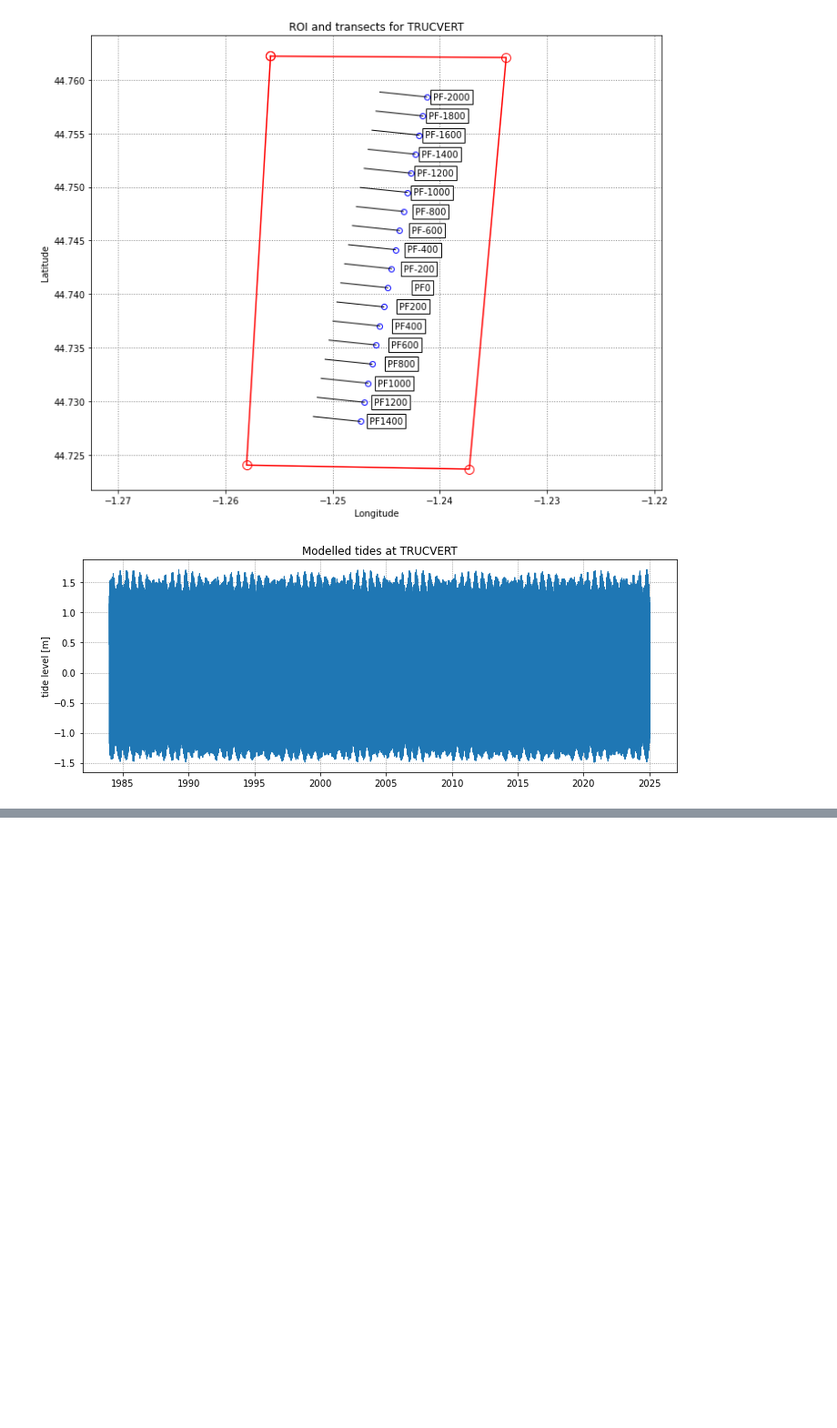
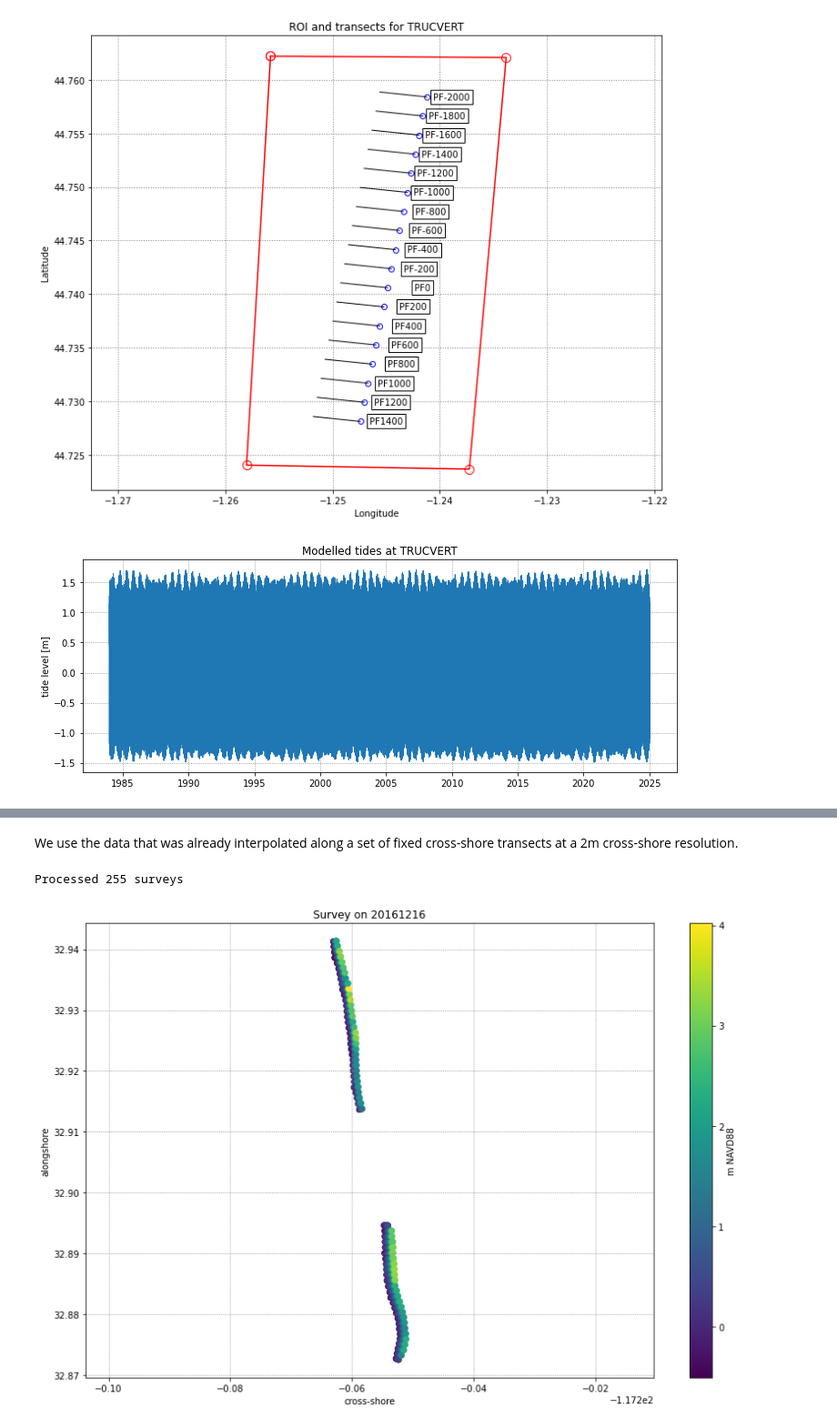
Before and after one commit to SatelliteShorelines/SDS_Benchmark, a Jupyter notebook: 1_preprocess_datasets.ipynb, the cells around one changed output, grey strips where cells are left out. Shown at 91% size. Saved outputs shown, nothing was run; the diff lists cells and outputs as text; code cells hidden in the pictures; blank space fills up the shorter version.

Commit message:
added Torrey Pines

```diff
--- a/1_preprocess_datasets.ipynb
+++ b/1_preprocess_datasets.ipynb
@@ -106,8 +106,10 @@ for i in range(len(pf_names)): # for each profile
         topo_profiles[pf_names[i]]['dates'].append(date_utc)
 
 # save time-series in a pickle file
-with open(os.path.join(data_folder, 'NARRABEEN_groundtruth.pkl'), 'wb') as f:
+fp_save = os.path.join(data_folder, '%s_groundtruth.pkl'%sitename)
+with open(fp_save, 'wb') as f:
     pickle.dump(topo_profiles, f)
+print('Time-series for the %1.f m contour along %d transects were saved at %s'%(contour_level,len(pf_names),fp_save))
 
 # plot time-series for each transect
 fig = plt.figure(figsize=[15,8], tight_layout=True)
@@ -264,7 +267,7 @@ Note that the elevation data is in NAVD88, so Mean High Water is about 0.4 m bas
 
 The time-series of shoreline change are saved as `DUCK_groundtruth.pkl` in the `./datasets/DUCK` folder.
 # %%
-# format data along 2 selected profiles (which have the most surveys)
+# format data along 2 selected profiles (which have the most surveys and are far enough from the pier)
 profiles = [1, 1097,]
 # all other profiles
 # [1,46, 91, 137, 183, 229, 274, 320, 366, 411, 457, 558, 594, 640, 686, 731,
@@ -334,8 +337,10 @@ for i in range(len(pf_names)):
         topo_profiles.pop(pf_names[i])
         plt.close(fig)
 
-# save survey data
-with open(os.path.join(data_folder, 'DUCK_groundtruth' + '.pkl'), 'wb') as f:
+# save time-series in a pickle file
+fp_save = os.path.join(data_folder, '%s_groundtruth.pkl'%sitename)
+with open(fp_save, 'wb') as f:
     pickle.dump(topo_profiles, f)
+print('Time-series for the %1.f m contour along %d transects were saved at %s'%(contour_level,len(pf_names),fp_save))
 # %% [output]
 Extracting time-series for 2 transects using the 0.4 m contour...
@@ -632,0 +664,44 @@ Plotted tide time-series
+# %%
+sitename = 'TORREYPINES'
+data_folder = os.path.join('datasets',sitename)
+fp_raw = os.path.join(data_folder,'raw')
+# %% [markdown]
+We use the data that was already interpolated along a set of fixed cross-shore transects at a 2m cross-shore resolution.
+# %%
+# read DEMs (already interpolated on a grid)
+fp_files = os.path.join(fp_raw,'torrey_mapped_sand_elevations','torrey_mapped_sand_elevations') # check that path is correct
+fp_figs = os.path.join(data_folder,'figs_dem')
+if not os.path.exists(fp_figs): os.makedirs(fp_figs)
+survey_data = dict([])
+filenames = os.listdir(fp_files)
+filenames = [_ for _ in filenames if '.nc' in _]
+# read the .nc files and store the date and elevation for each file
+for i,fn in enumerate(filenames):
+    data = Dataset(os.path.join(fp_files,fn))
+    date_str = fn.split('_')[0].split('map')[1]
+    date = pytz.utc.localize(datetime.strptime(date_str,'%Y%m%d'))
+    survey_data[date_str] = dict([])
+    survey_data[date_str]['date'] = date
+    elevation = np.array(data.variables['mapz'][:])
+    elevation[elevation < -100] = np.nan
+    survey_data[date_str]['elevation'] = elevation
+    survey_data[date_str]['x'] = np.array(data.variables['crs'][:])
+    survey_data[date_str]['y'] = np.array(data.variables['alg'][:])
+    survey_data[date_str]['lat'] = np.array(data.variables['latc'][:])
+    survey_data[date_str]['lon'] = np.array(data.variables['lonc'][:])
+
+    # plot the last DEM for illustration
+    if i == len(filenames) - 1:
+        fig, ax = plt.subplots(1,1,figsize=(12,8),tight_layout=True)
+        ax.grid(which='major',ls=':',c='0.5')
+        ax.axis('equal')
+        sc = ax.scatter(survey_data[date_str]['lon'],survey_data[date_str]['lat'],c=survey_data[date_str]['elevation'])
+        ax.set(title='Survey on %s'%date_str,xlabel='cross-shore',ylabel='alongshore')
+        plt.colorbar(sc,label='m NAVD88')
+        # plt.savefig(os.path.join(fp_figs,'survey_%s.jpg'%date_str))
+        # plt.close(plt.gcf())
+
+print('Processed %d surveys'%len(filenames))
+# %% [output]
+Processed 255 surveys
+[figure, added]
```
Also changed, not shown: parts of 17 cells of this notebook, 3 other files.
